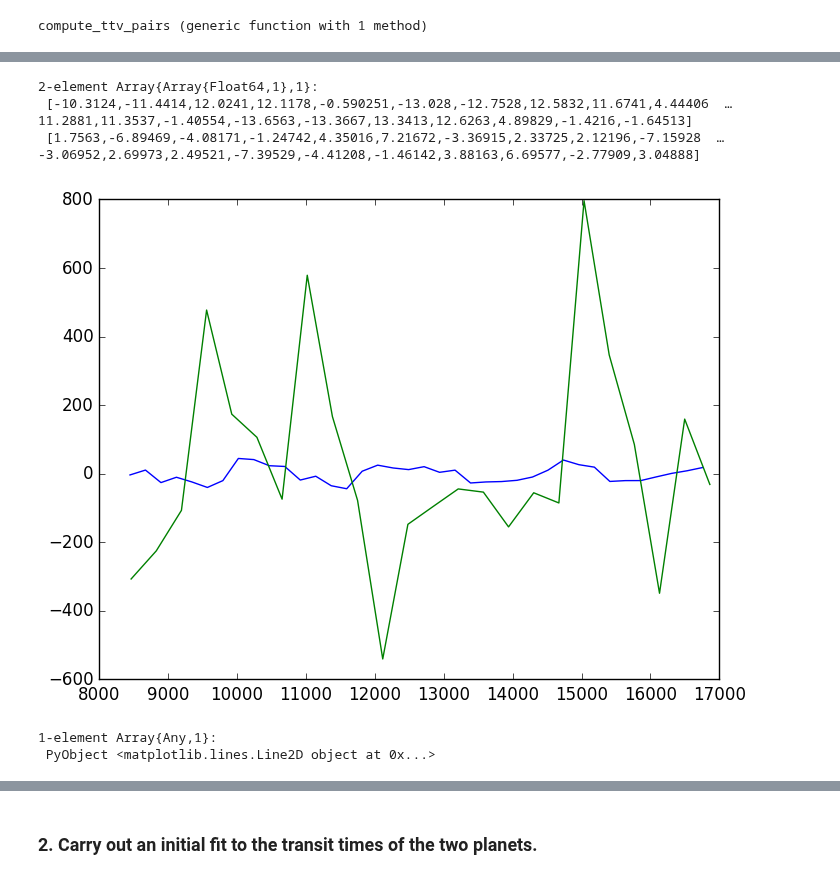
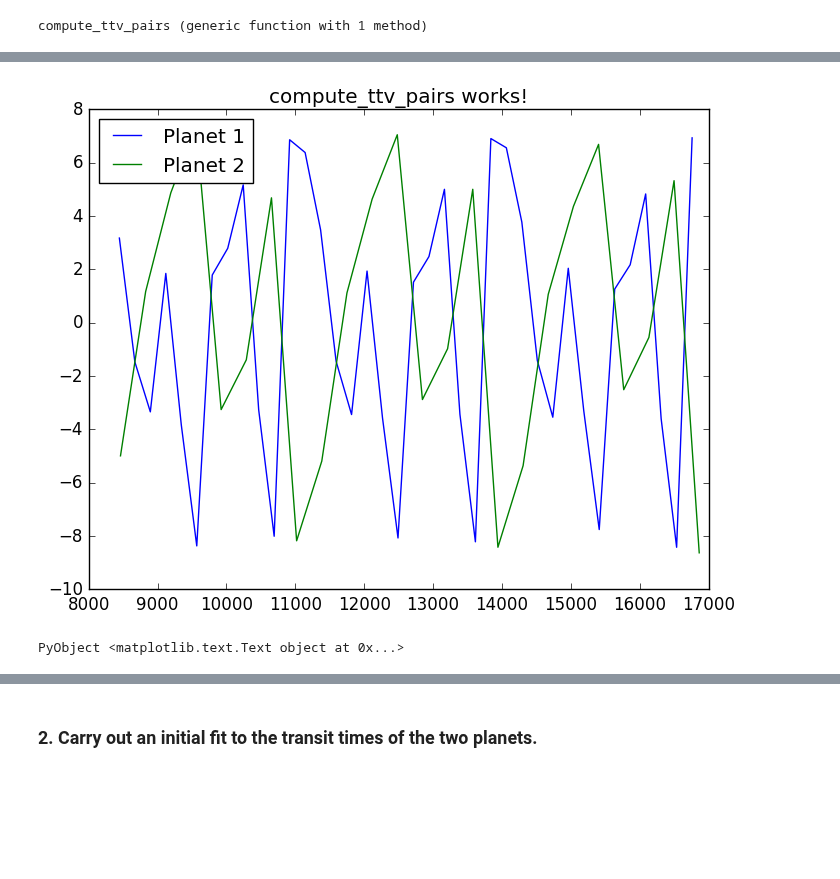
Before and after one commit to jlustigy/ExoJulia, a Jupyter notebook: Homework/hw4/Trevor_Kolby/hw4.ipynb, the cells around one changed output, grey strips where cells are left out. Saved outputs shown, nothing was run; the diff lists cells and outputs as text; code cells hidden in the pictures; blank space fills up the shorter version.

```diff
--- a/Homework/hw4/Trevor_Kolby/hw4.ipynb
+++ b/Homework/hw4/Trevor_Kolby/hw4.ipynb
@@ -52,22 +51,27 @@ end
 # %% [output]
 make_plane (generic function with 1 method)
 # %%
-function compute_ttv_pairs(n_p::Int64,jmax::Int64,planets::Array{TTVFaster.Planet_plane_hk{Float64},1},times::Array{Array{Float64},1})
-    ttvs = [zeros(length(time)) for time in times]
-    c_times = copy(times)
+function compute_ttv_pairs(n_p::Int64,n_trans_arr::Array{Int64},jmax::Int64,planets::Array{TTVFaster.Planet_plane_hk{Float64},1})
+    ttvs = Array{Array{Float64}}(n_p)
+    times = Array{Array{Float64}}(n_p)
+    for i=1:n_p
+        ttvs[i] = zeros(n_trans_arr[i])
+        times[i] = reg_transits(planets[i].trans0,planets[i].period,n_trans_arr[i])
+    end
     for i=1:n_p-1 #for each planet
         for j=i:n_p #go to each other planet
             if i!= j #make sure its not this planet
-                ttv_ins = Array{Float64}[zeros(length(c_times[i])),zeros(length(c_times[j]))]
-                compute_ttv!(jmax,planets[i],planets[j],c_times[i],c_times[j],ttv_ins[1],ttv_ins[2]) #compute ttvs, add to array
-                ttvs[i] .+= ttv_ins[1] #add on to the TTVs
-                ttvs[j] .+= ttv_ins[2]
-                c_times[i] .-= ttv_ins[1] #subtract off from the times we're putting into compute_ttv!
-                c_times[j] .-= ttv_ins[2]
+                time1 = times[i]
+                time2 = times[j]
+                ttvs1 = zeros(length(time1))
+                ttvs2 = zeros(length(time2))
+                compute_ttv!(jmax,planets[i],planets[j],time1,time2,ttvs1,ttvs2) #compute ttvs, add to array
+                ttvs[i] .+= ttvs1 #add on to the TTVs
+                ttvs[j] .+= ttvs2
             end
         end
     end
-    return ttvs
+    return (ttvs,times.+ttvs)
 end
 # %% [output]
 compute_ttv_pairs (generic function with 1 method)
@@ -81,17 +90,13 @@ TTVFaster.Planet_plane_hk{Float64}(0.1,100.0,1.0,0.1,0.1)
 # %%
 times = Array{Float64}[t1,t2]
 planes = [plane1,plane2,plane_test]
-ttvs = compute_ttv_pairs(2,10,planes,times)
-
-#NOTE: When inserting a 3rd planet, it needs to be an outer planet!
+ttvs,times = compute_ttv_pairs(2,[length(t1),length(t2)],10,planes)
+#NOTE: When inserting a 3rd planet, it needs to be an outer planet! ;
-# %% [output]
-2-element Array{Array{Float64,1},1}:
- [-10.3124,-11.4414,12.0241,12.1178,-0.590251,-13.028,-12.7528,12.5832,11.6741,4.44406  …  11.2881,11.3537,-1.40554,-13.6563,-13.3667,13.3413,12.6263,4.89829,-1.4216,-1.64513]
- [1.7563,-6.89469,-4.08171,-1.24742,4.35016,7.21672,-3.36915,2.33725,2.12196,-7.15928  …  -3.06952,2.69973,2.49521,-7.39529,-4.41208,-1.46142,3.88163,6.69577,-2.77909,3.04888]
 # %%
-plot(t1,ttvs[1])
-plot(t2,ttvs[2])
+plot(t1,ttvs[1],label="Planet 1")
+plot(t2,ttvs[2],label="Planet 2")
+legend(loc=0)
+title("compute_ttv_pairs works!")
 # %% [output]
-[figure, old version]
+[figure, new version]
-1-element Array{Any,1}:
- PyObject <matplotlib.lines.Line2D object at 0x...>
+PyObject <matplotlib.text.Text object at 0x...>
```
Also changed, not shown: parts of 8 cells of this notebook.
